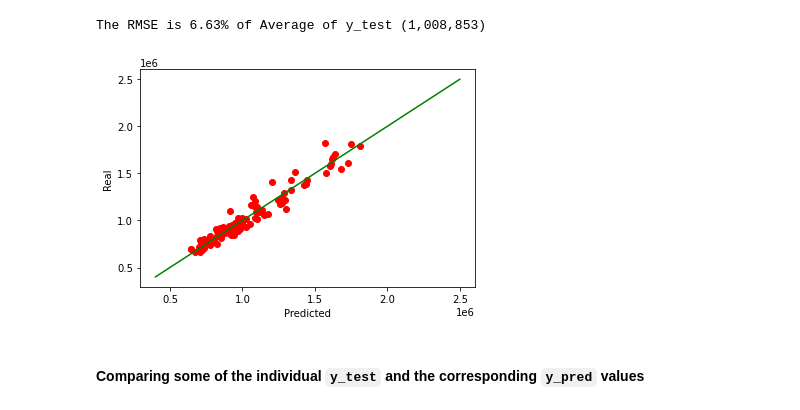
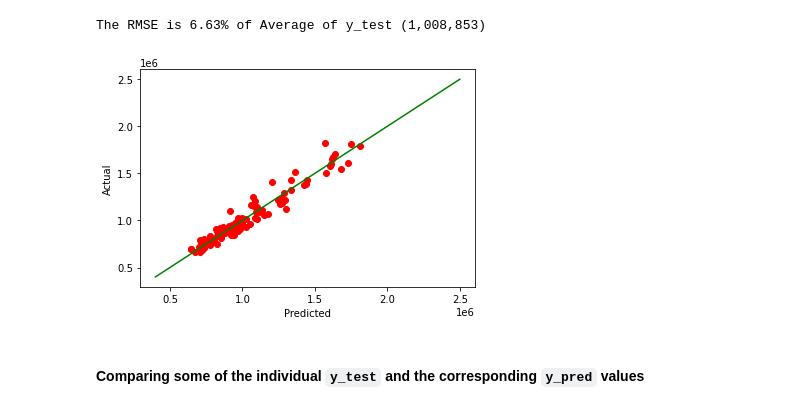
Before and after one commit to sanketkumaronline/real_estate_analysis, a Jupyter notebook: home_prices_ml_model.ipynb, the cells around one changed output. Cells and saved outputs as stored; diff of their text form; code cells hidden in the pictures.

```diff
--- a/home_prices_ml_model.ipynb
+++ b/home_prices_ml_model.ipynb
@@ -206,12 +206,12 @@ The RMSE is 6.63% of Average of y_test (1,008,853)
 # %%
 # Plotting graph between real and predicted values
 plt.plot(y_pred,y_test,'ro')
 plt.plot([400000,2500000],[400000,2500000], 'g-')
 plt.xlabel('Predicted')
-plt.ylabel('Real')
+plt.ylabel('Actual')
 plt.show()
 # %% [output]
-[figure, old version]
+[figure, new version]
 # %% [markdown]
 #### Comparing some of the individual `y_test` and the corresponding `y_pred` values
 # %%
```
